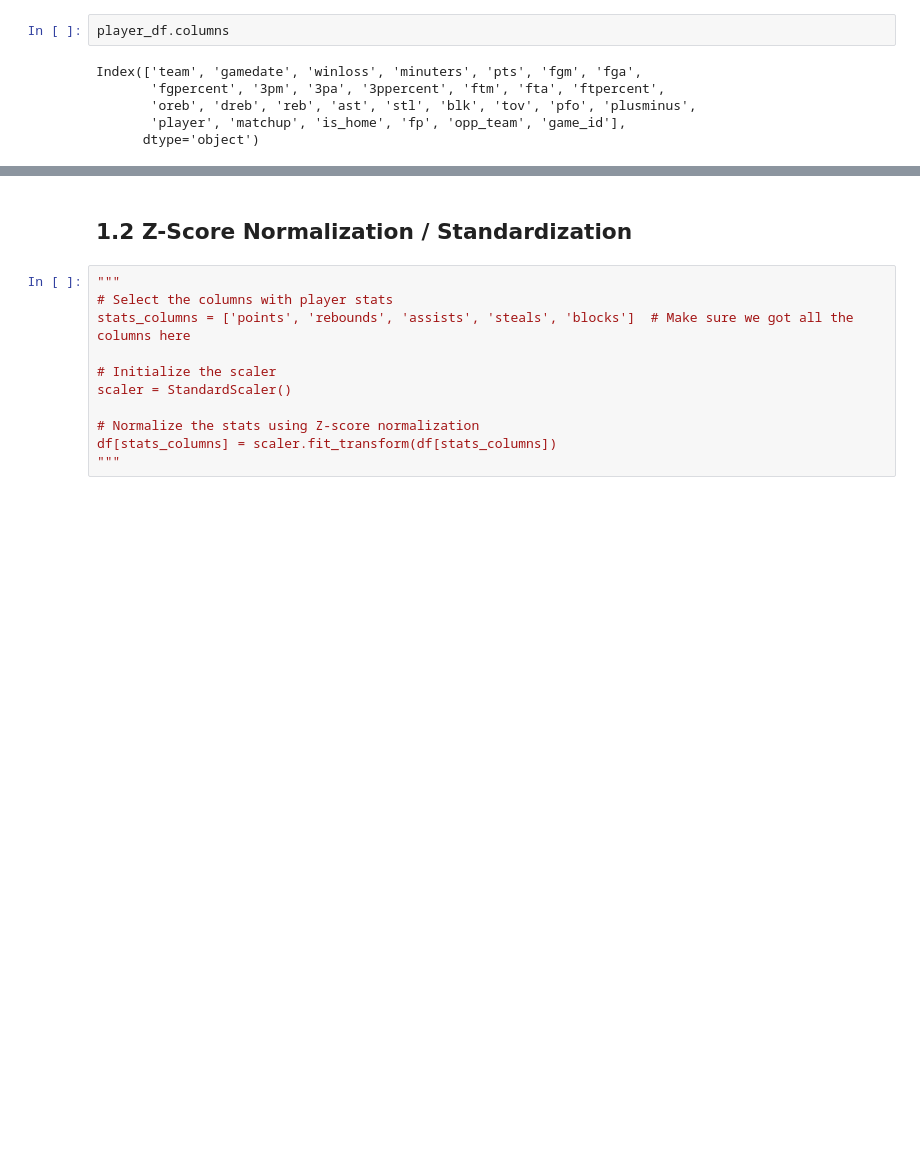
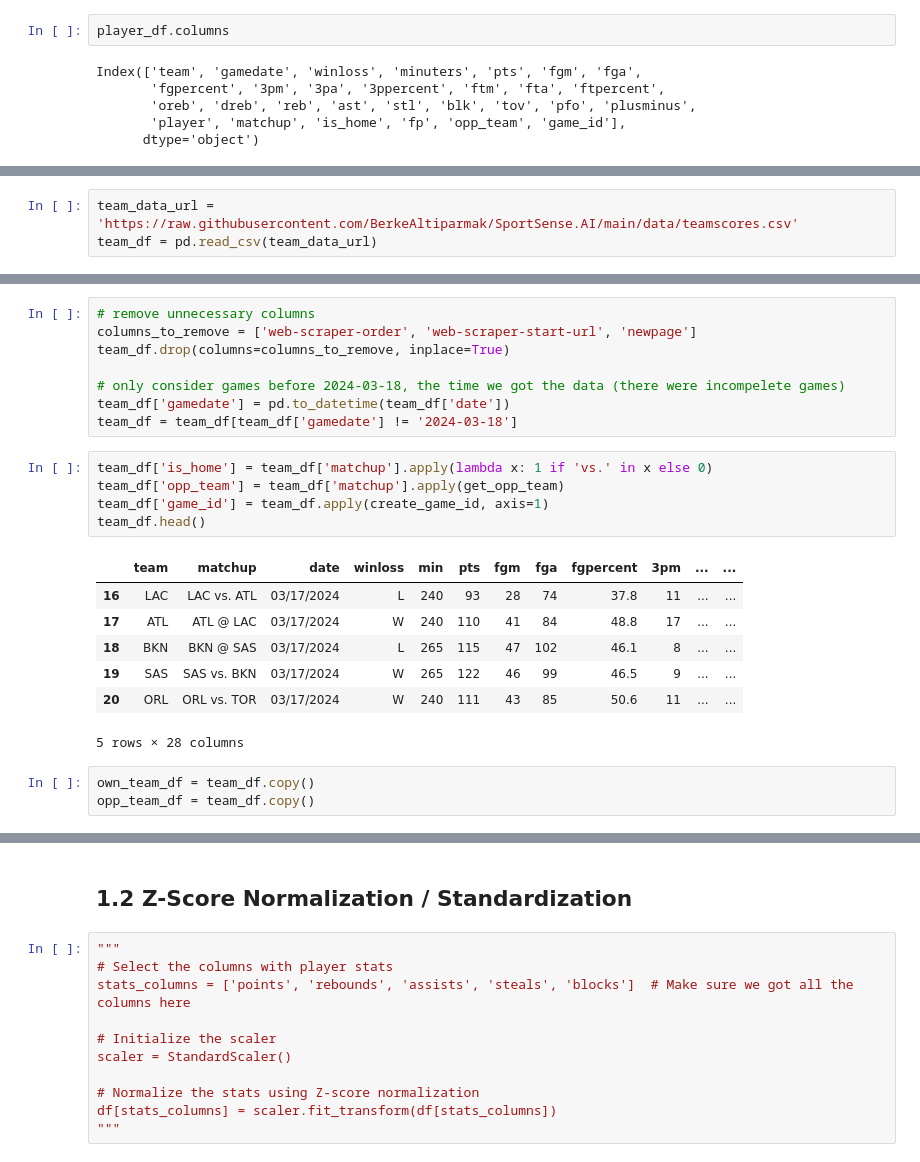
Before and after one commit to BerkeAltiparmak/SportSense.AI, a Jupyter notebook: SportSense.ipynb, the cells around one changed output, grey strips where cells are left out. Cells and saved outputs as stored; diff of their text form; blank space fills up the shorter version.

Commit message:
Getting and preprocessing team data

```diff
--- a/SportSense.ipynb
+++ b/SportSense.ipynb
@@ -116,0 +119,3 @@ Index(['team', 'gamedate', 'winloss', 'minuters', 'pts', 'fgm', 'fga',
+# %%
+team_data_url = 'https://raw.githubusercontent.com/BerkeAltiparmak/SportSense.AI/main/data/teamscores.csv'
+team_df = pd.read_csv(team_data_url)
@@ -116,0 +140,24 @@ Index(['team', 'gamedate', 'winloss', 'minuters', 'pts', 'fgm', 'fga',
+# %%
+# remove unnecessary columns
+columns_to_remove = ['web-scraper-order', 'web-scraper-start-url', 'newpage']
+team_df.drop(columns=columns_to_remove, inplace=True)
+
+# only consider games before 2024-03-18, the time we got the data (there were incompelete games)
+team_df['gamedate'] = pd.to_datetime(team_df['date'])
+team_df = team_df[team_df['gamedate'] != '2024-03-18']
+# %%
+team_df['is_home'] = team_df['matchup'].apply(lambda x: 1 if 'vs.' in x else 0)
+team_df['opp_team'] = team_df['matchup'].apply(get_opp_team)
+team_df['game_id'] = team_df.apply(create_game_id, axis=1)
+team_df.head()
+# %% [output]
+|  | team | matchup | date | winloss | min | pts | fgm | fga | fgpercent | 3pm | ... | ... |
+| 16 | LAC | LAC vs. ATL | 03/17/2024 | L | 240 | 93 | 28 | 74 | 37.8 | 11 | ... | ... |
+| 17 | ATL | ATL @ LAC | 03/17/2024 | W | 240 | 110 | 41 | 84 | 48.8 | 17 | ... | ... |
+| 18 | BKN | BKN @ SAS | 03/17/2024 | L | 265 | 115 | 47 | 102 | 46.1 | 8 | ... | ... |
+| 19 | SAS | SAS vs. BKN | 03/17/2024 | W | 265 | 122 | 46 | 99 | 46.5 | 9 | ... | ... |
+| 20 | ORL | ORL vs. TOR | 03/17/2024 | W | 240 | 111 | 43 | 85 | 50.6 | 11 | ... | ... |
+5 rows × 28 columns
+# %%
+own_team_df = team_df.copy()
+opp_team_df = team_df.copy()
```
Also changed, not shown: parts of 7 cells of this notebook.
